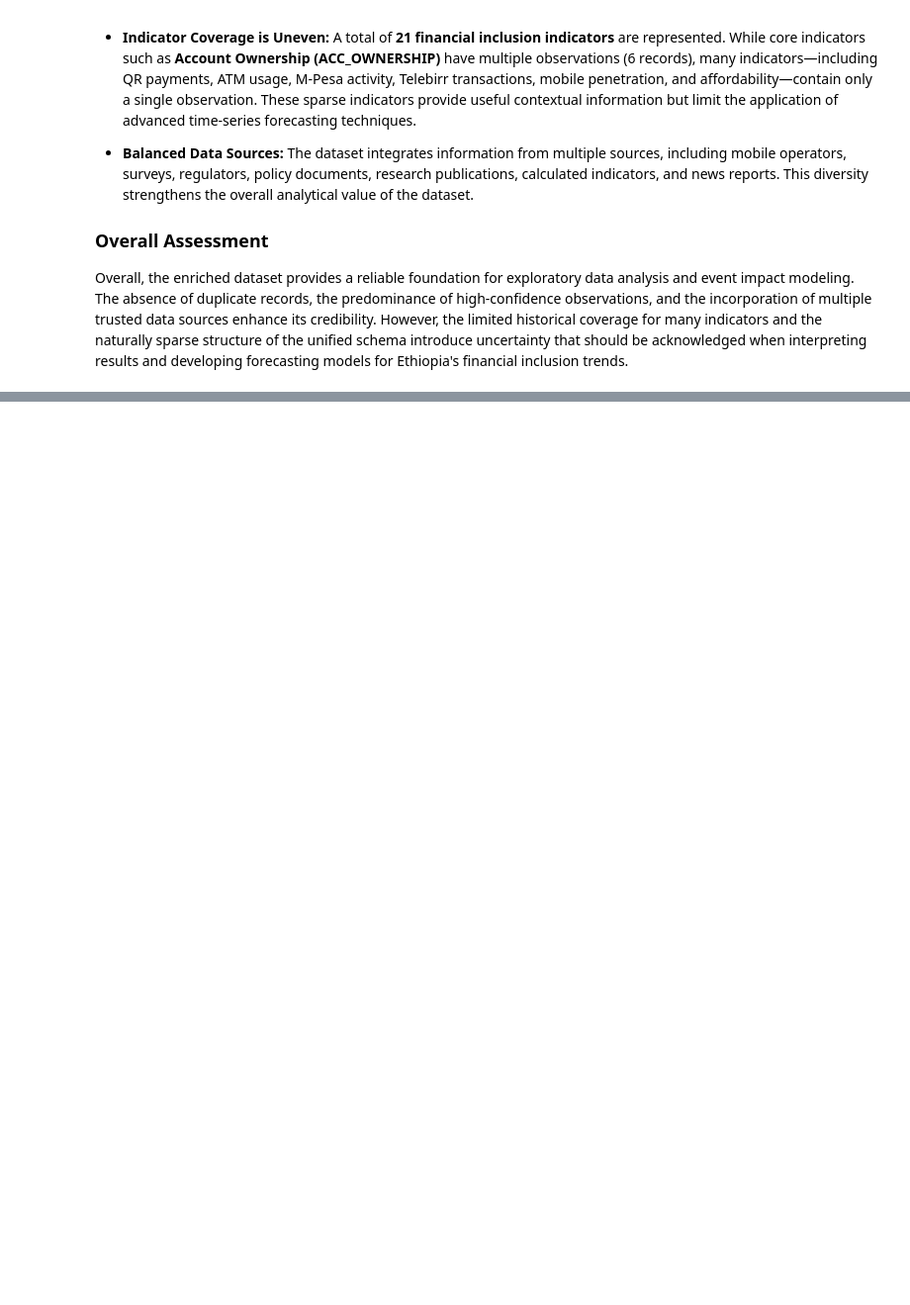
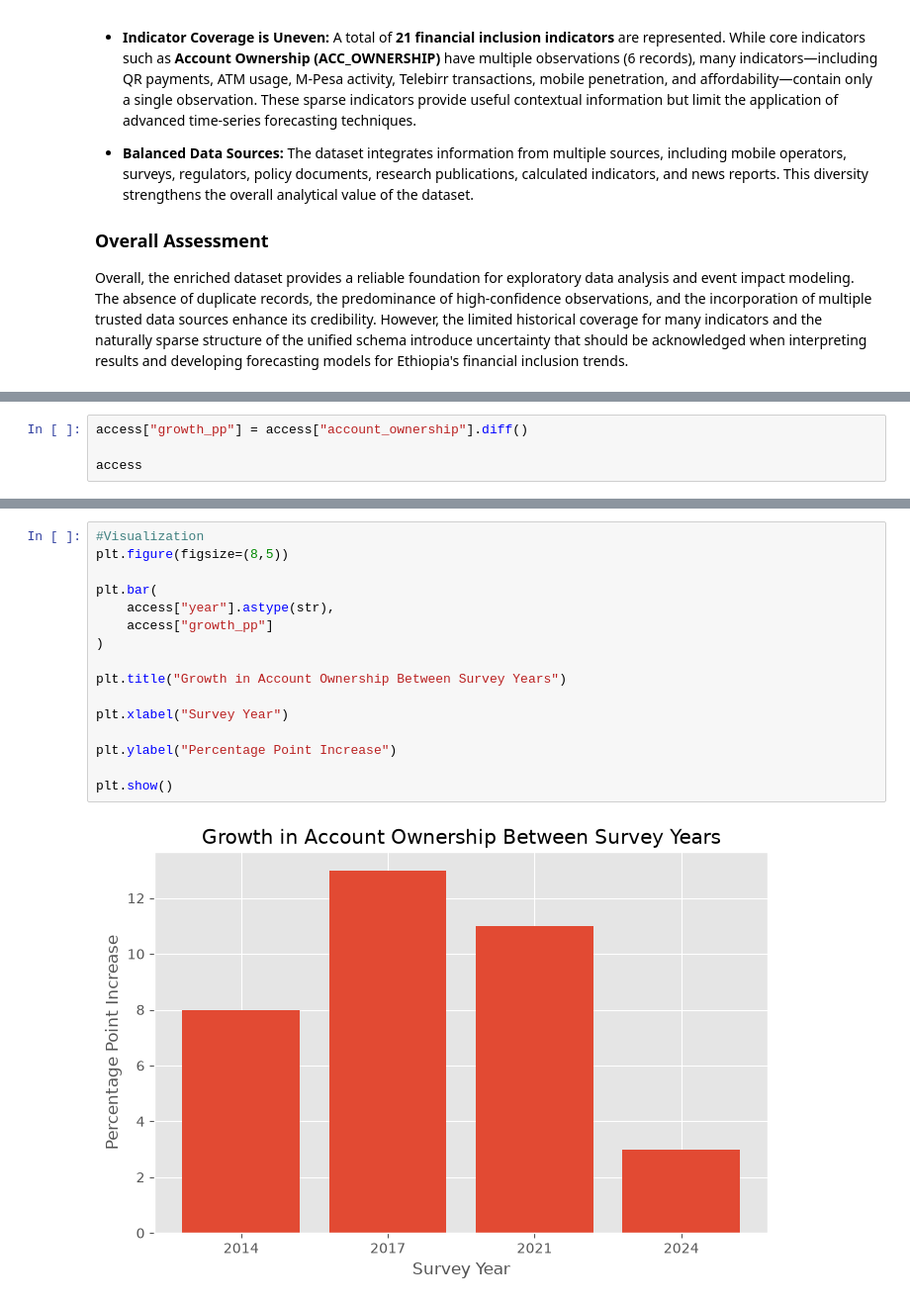
Before and after one commit to Lalisecf/ethiopia-fi-forecast-week11, a Jupyter notebook: notebooks/task_2_eda.ipynb, the cells around one changed output, grey strips where cells are left out. Shown at 99% size. Drawn from its saved outputs; the diff is of its cells as text; blank space fills up the shorter version.

```diff
--- a/notebooks/task_2_eda.ipynb
+++ b/notebooks/task_2_eda.ipynb
@@ -487,0 +542,4 @@ Overall, the enriched dataset provides a reliable foundation for exploratory dat
+# %%
+access["growth_pp"] = access["account_ownership"].diff()
+
+access
@@ -487,0 +553,18 @@ Overall, the enriched dataset provides a reliable foundation for exploratory dat
+# %%
+#Visualization
+plt.figure(figsize=(8,5))
+
+plt.bar(
+    access["year"].astype(str),
+    access["growth_pp"]
+)
+
+plt.title("Growth in Account Ownership Between Survey Years")
+
+plt.xlabel("Survey Year")
+
+plt.ylabel("Percentage Point Increase")
+
+plt.show()
+# %% [output]
+[figure, added]
```
Also changed, not shown: parts of 24 cells of this notebook.
